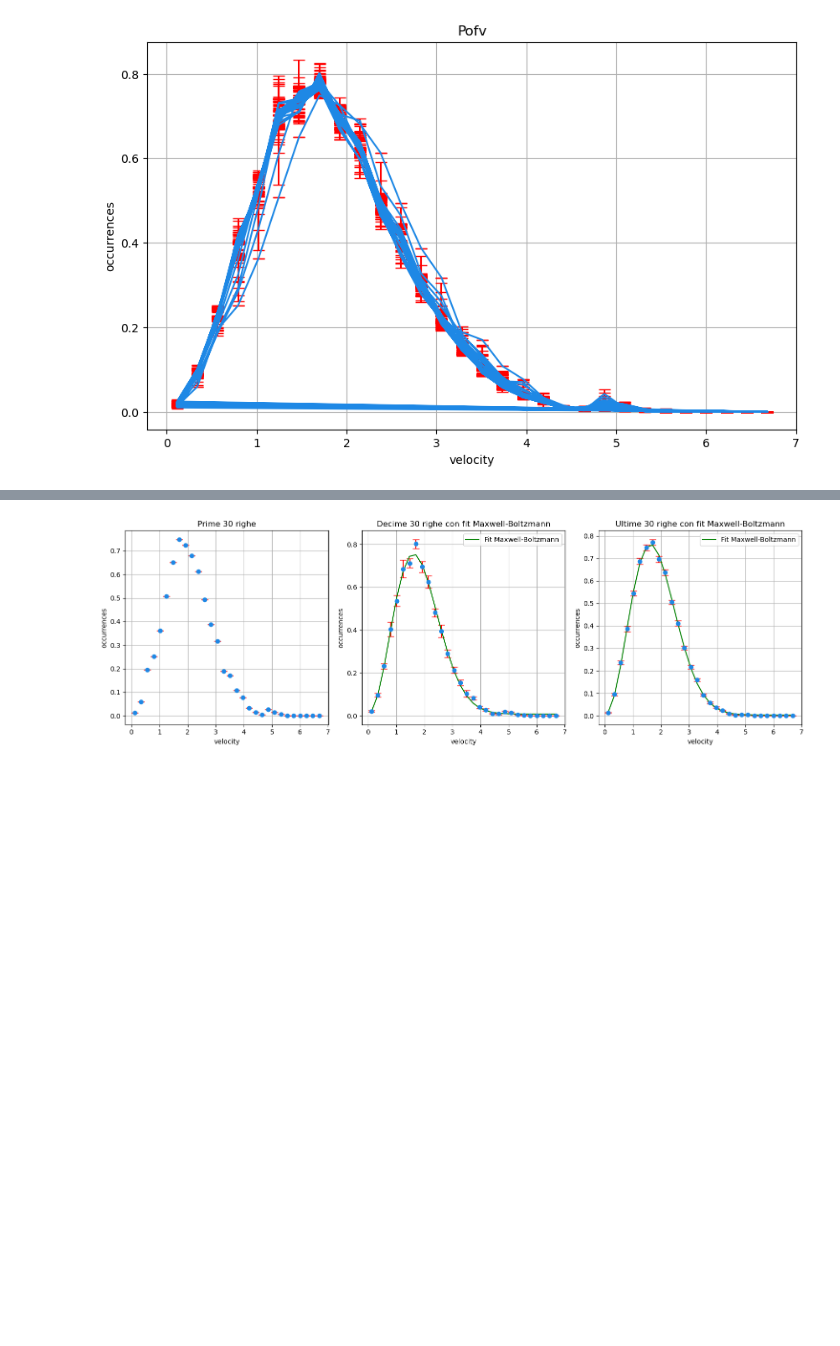
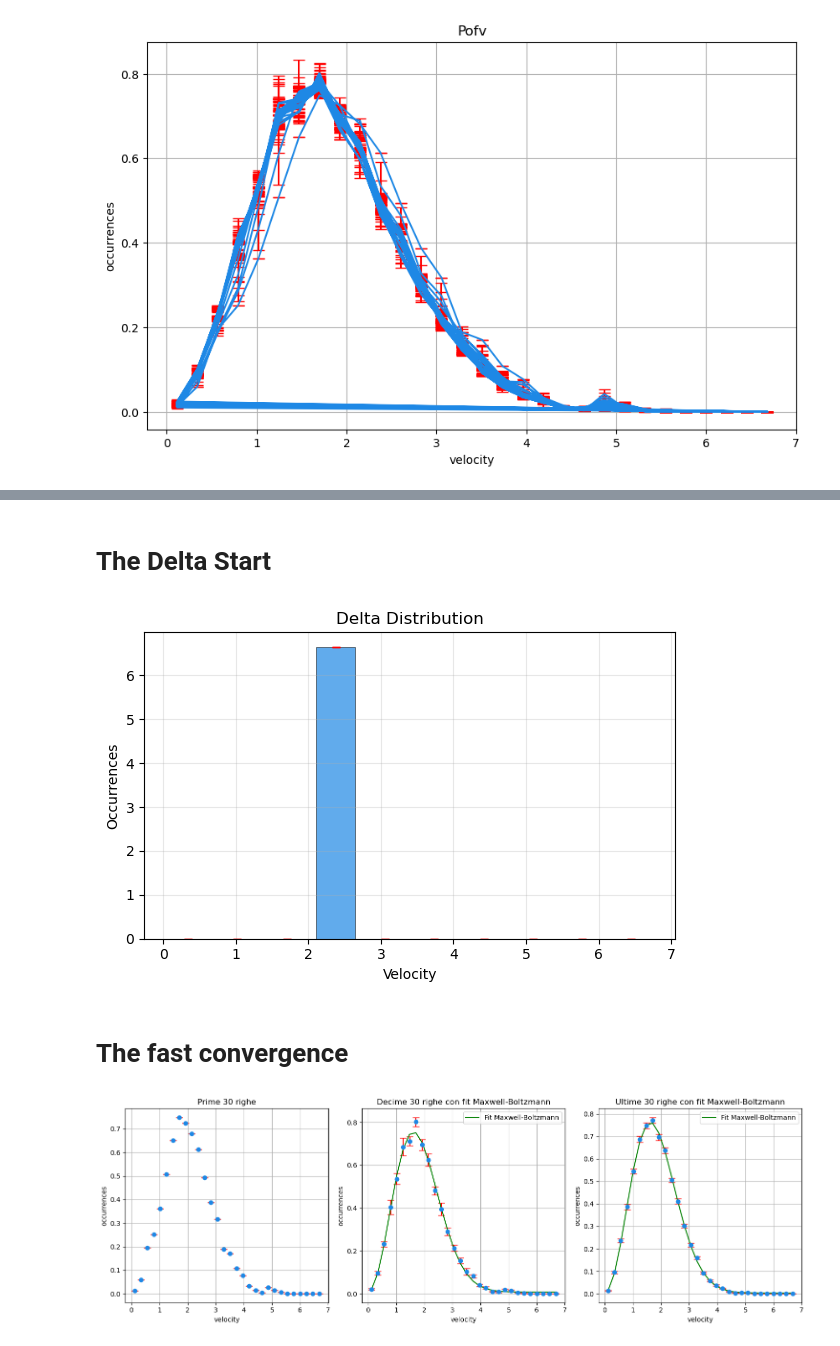
Before and after one commit to filmauri/LSN, a Jupyter notebook: 04/Esercizio4.ipynb, the cells around one changed output, grey strips where cells are left out. Saved outputs shown, nothing was run; the diff lists cells and outputs as text; code cells hidden in the pictures; blank space fills up the shorter version.

```diff
--- a/04/Esercizio4.ipynb
+++ b/04/Esercizio4.ipynb
@@ -57,3 +97,50 @@ plt.show()
+# %% [markdown]
+# The Delta Start
+# %%
+data_reverse = pd.read_csv('NSL_SIMULATOR/OUTPUT_for_delta/pofv.dat', header=None, skiprows=1, delim_whitespace=True)
+
+first_30_data_reverse = data_reverse.iloc[:30]
+
+step = 3
+reduced_data = []
+for i in range(0, len(first_30_data_reverse), step):
+    group = first_30_data_reverse.iloc[i:i+step]
+    avg_x = group[1].mean()
+    sum_y = group[2].sum()
+    sum_err = np.sqrt((group[3]**2).sum())
+    reduced_data.append([avg_x, sum_y, sum_err])
+
+reduced_df = pd.DataFrame(reduced_data, columns=['x', 'y', 'err'])
+
+x_first_reverse = reduced_df['x']
+y_first_reverse = reduced_df['y'] / (108 * 2 * 4 / np.sqrt(np.pi) / 30)
+yerr_first_reverse = reduced_df['err'] / (108 * 2 * 4 / np.sqrt(np.pi) / 30)
+
+bin_width = np.diff(x_first_reverse).mean() if len(x_first_reverse) > 1 else 0.1
+bin_edges = np.append(x_first_reverse - bin_width/2, x_first_reverse.iloc[-1] + bin_width/2)
+
+plt.figure(figsize=(6, 4))
+
+plt.bar(x_first_reverse, y_first_reverse,
+        width=bin_width*0.8,
+        yerr=yerr_first_reverse,
+        capsize=3,
+        color='#1E88E5',
+        alpha=0.7,
+        edgecolor='black',
+        linewidth=0.5,
+        error_kw={'ecolor': 'red', 'capthick': 1})
+
+plt.title('Delta Distribution')
+plt.xlabel('Velocity')
+plt.ylabel('Occurrences')
+plt.grid(True, alpha=0.3)
+plt.tight_layout()
+plt.show()
+# %% [output]
+[figure, added]
+# %% [markdown]
+# The fast convergence
 # %%
 # Funzione di Maxwell-Boltzmann per il fit
 def maxwell_boltzmann(x, a, b, c):
```
Also changed, not shown: parts of 7 cells of this notebook, 2 other files.
